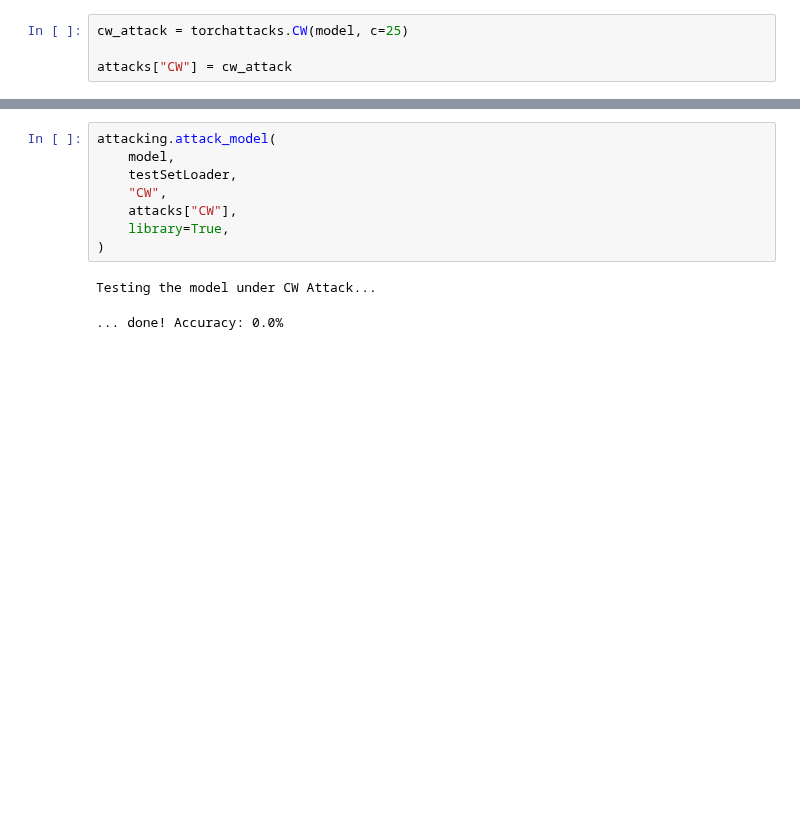
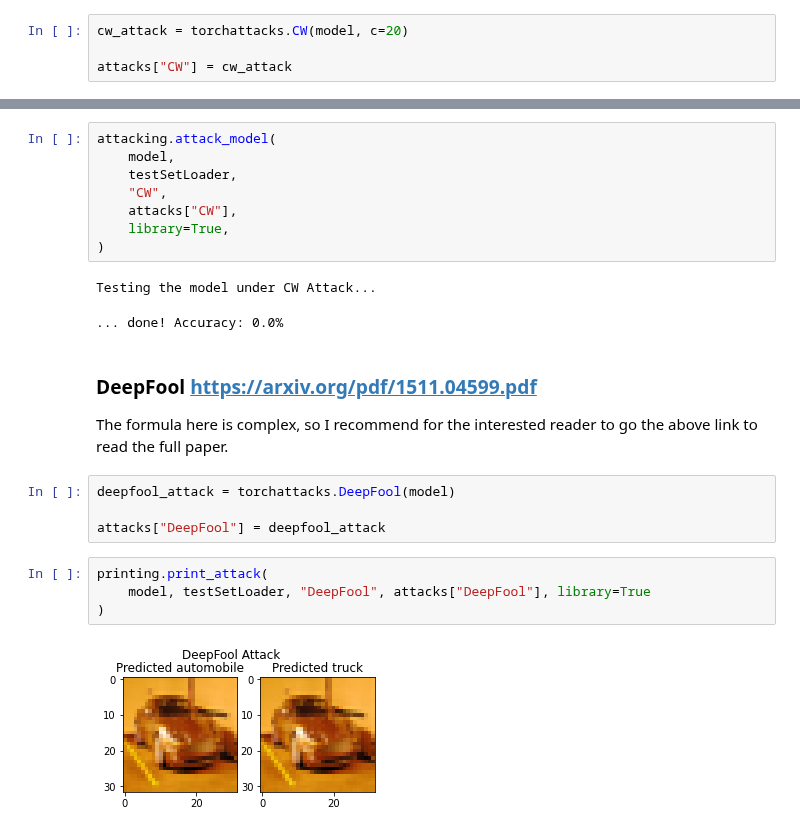
Before and after one commit to calinbiberea/towards-joint-defence-framework-commit-archive, a Jupyter notebook: attacks.ipynb, the cells around one changed output, grey strips where cells are left out. Saved outputs shown, nothing was run; the diff lists cells and outputs as text; blank space fills up the shorter version.

```diff
--- a/attacks.ipynb
+++ b/attacks.ipynb
@@ -358,7 +339,7 @@ import torchattacks
 
 The formula here is complex, so I recommend for the interested reader to go the above link to read the full paper.
 # %%
-cw_attack = torchattacks.CW(model, c=25)
+cw_attack = torchattacks.CW(model, c=20)
 
 attacks["CW"] = cw_attack
 # %%
@@ -376,3 +357,17 @@ attacking.attack_model(
 # %% [output]
 Testing the model under CW Attack...
 ... done! Accuracy: 0.0%
+# %% [markdown]
+### DeepFool https://arxiv.org/pdf/1511.04599.pdf
+
+The formula here is complex, so I recommend for the interested reader to go the above link to read the full paper.
+# %%
+deepfool_attack = torchattacks.DeepFool(model)
+
+attacks["DeepFool"] = deepfool_attack
+# %%
+printing.print_attack(
+    model, testSetLoader, "DeepFool", attacks["DeepFool"], library=True
+)
+# %% [output]
+[figure, added]
```
Also changed, not shown: parts of 12 cells of this notebook, 9 other files.
